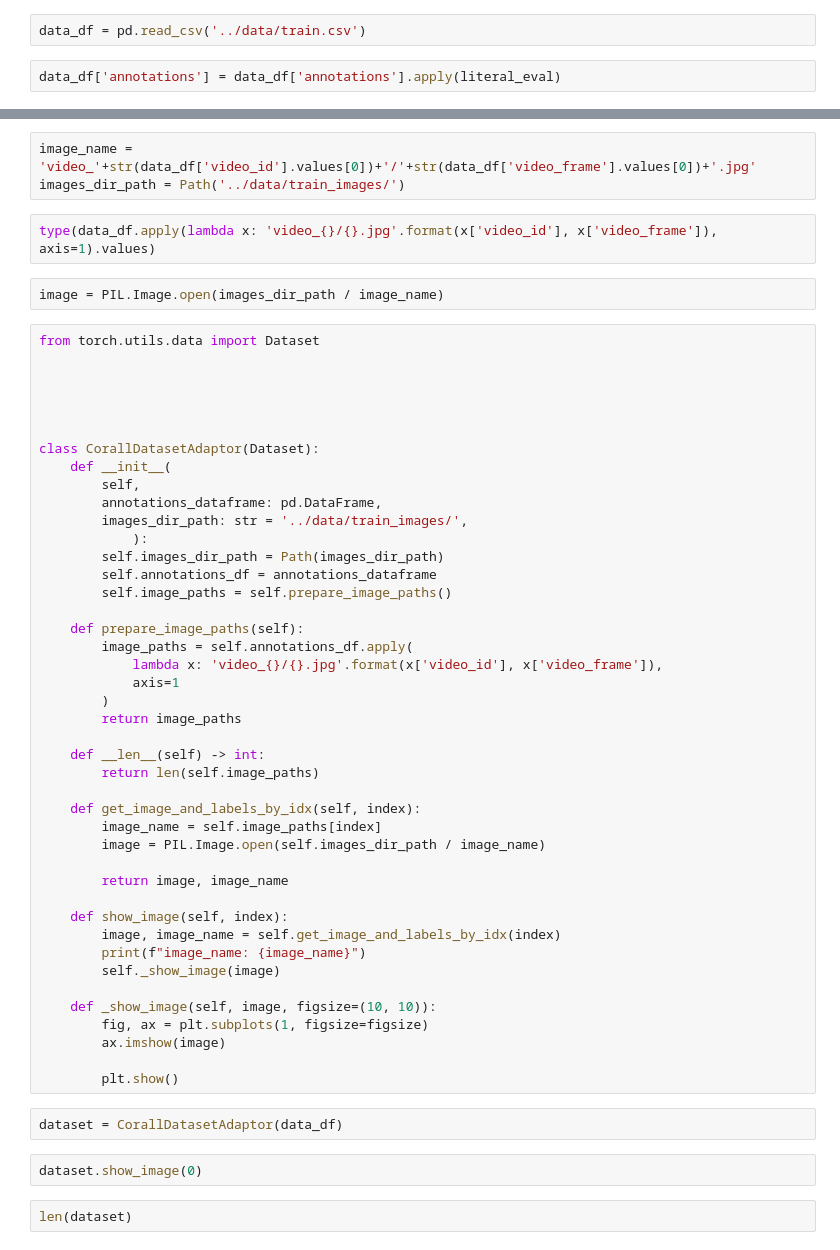
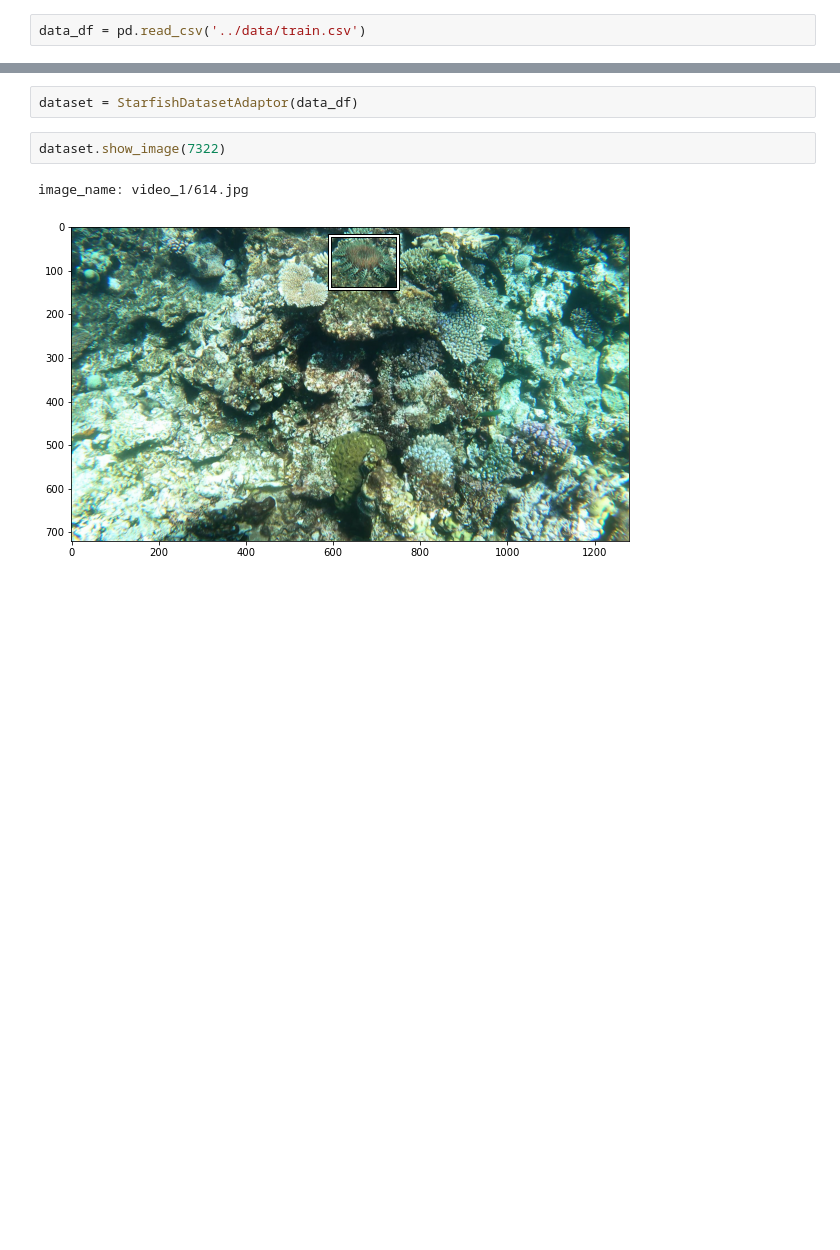
Before and after one commit to azkalot1/great-barrier-reef, a Jupyter notebook: notebooks/EDA_and_viz.ipynb, the cells around one changed output, grey strips where cells are left out. Drawn from its saved outputs; the diff is of its cells as text; blank space fills up the shorter version.

```diff
--- a/notebooks/EDA_and_viz.ipynb
+++ b/notebooks/EDA_and_viz.ipynb
@@ -65,4 +7,2 @@ list(dataset_path.iterdir())
 # %%
 data_df = pd.read_csv('../data/train.csv')
-# %%
-data_df['annotations'] = data_df['annotations'].apply(literal_eval)
@@ -80,56 +9,7 @@ import PIL
-# %%
-image_name = 'video_'+str(data_df['video_id'].values[0])+'/'+str(data_df['video_frame'].values[0])+'.jpg'
-images_dir_path = Path('../data/train_images/')
-# %%
-type(data_df.apply(lambda x: 'video_{}/{}.jpg'.format(x['video_id'], x['video_frame']), axis=1).values)
-# %%
-image = PIL.Image.open(images_dir_path / image_name)
-# %%
-from torch.utils.data import Dataset
-
-
-
-
-
-class CorallDatasetAdaptor(Dataset):
-    def __init__(
-        self,
-        annotations_dataframe: pd.DataFrame,
-        images_dir_path: str = '../data/train_images/',
-            ):
-        self.images_dir_path = Path(images_dir_path)
-        self.annotations_df = annotations_dataframe
-        self.image_paths = self.prepare_image_paths()
-
-    def prepare_image_paths(self):
-        image_paths = self.annotations_df.apply(
-            lambda x: 'video_{}/{}.jpg'.format(x['video_id'], x['video_frame']),
-            axis=1
-        )
-        return image_paths
-
-    def __len__(self) -> int:
-        return len(self.image_paths)
-
-    def get_image_and_labels_by_idx(self, index):
-        image_name = self.image_paths[index]
-        image = PIL.Image.open(self.images_dir_path / image_name)
-
-        return image, image_name
-
-    def show_image(self, index):
-        image, image_name = self.get_image_and_labels_by_idx(index)
-        print(f"image_name: {image_name}")
-        self._show_image(image)
-
-    def _show_image(self, image, figsize=(10, 10)):
-        fig, ax = plt.subplots(1, figsize=figsize)
-        ax.imshow(image)
-
-        plt.show()
 # %%
-dataset = CorallDatasetAdaptor(data_df)
+dataset = StarfishDatasetAdaptor(data_df)
 # %%
-dataset.show_image(0)
+dataset.show_image(7322)
+# %% [output]
+image_name: video_1/614.jpg
+[figure, added]
-# %%
-len(dataset)
```
Also changed, not shown: parts of 8 cells of this notebook, 1 other file.
